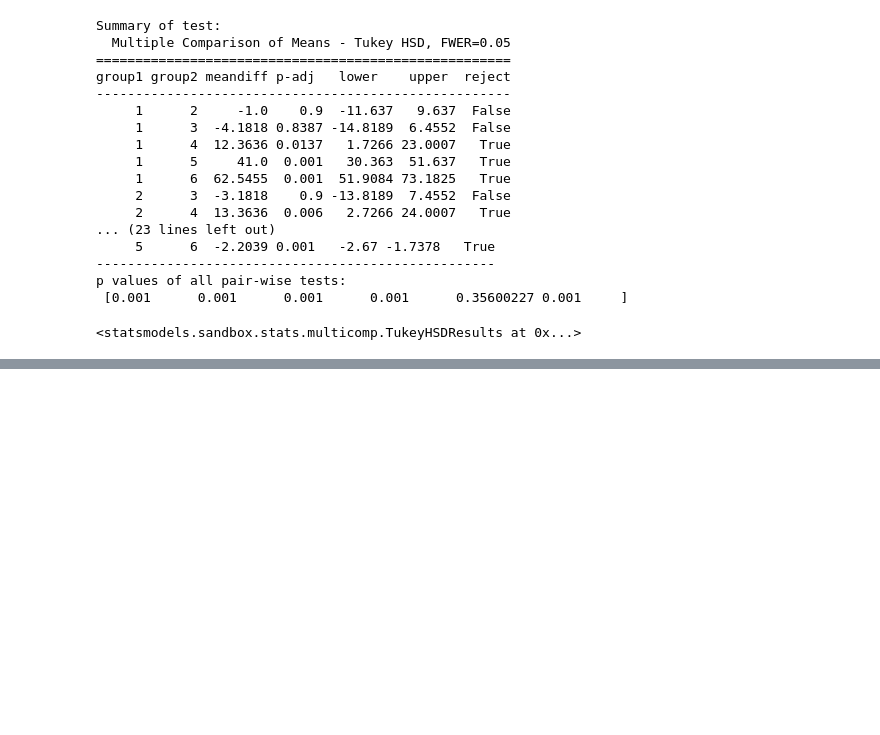
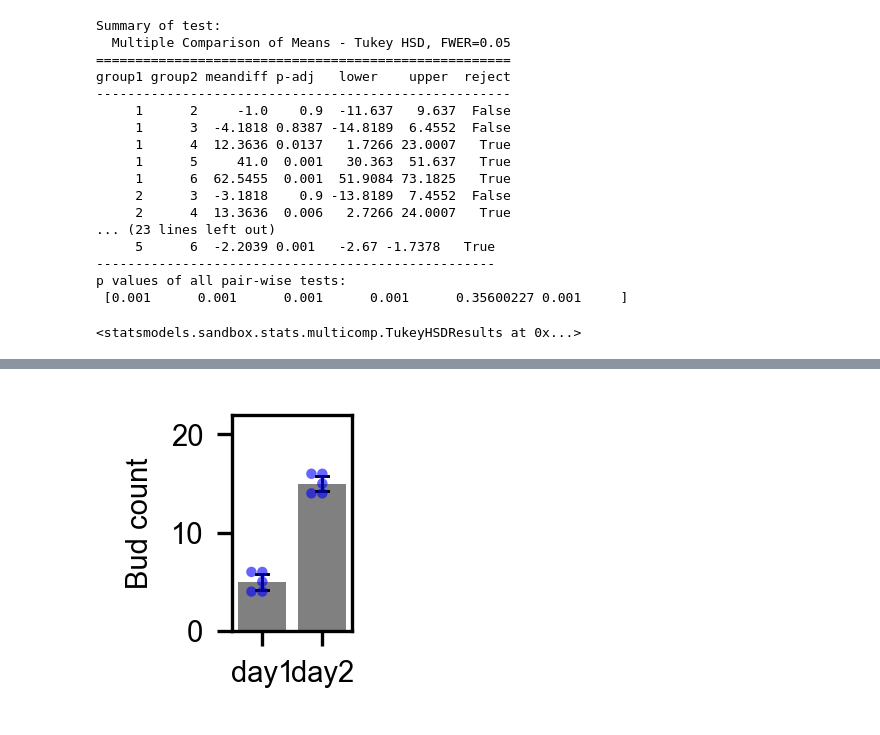
Before and after one commit to snownontrace/public-scripts-Wang2020-branching-morphogenesis, a Jupyter notebook: Bud-count-decoding-plotting.ipynb, the cells around one changed output, grey strips where cells are left out. Drawn from its saved outputs; the diff is of its cells as text; code cells hidden in the pictures; blank space fills up the shorter version.

```diff
--- a/Bud-count-decoding-plotting.ipynb
+++ b/Bud-count-decoding-plotting.ipynb
@@ -738,0 +824,15 @@ p values of all pair-wise tests:
+# %%
+# Bud count data for single cell culture from dissected E13 SMG epithelial rudiments
+
+df = pd.read_csv('../data/bud-count-single-bud-single-cell-SMG-culture/20200919-E13epi-K14-RFP-single-cell-unsorted-zStack-day1-budCount.txt')
+df.columns = ['file_name', 'bud_count']
+df['group'] = ['day1'] * len(df)
+df1 = df
+
+df = pd.read_csv('../data/bud-count-single-bud-single-cell-SMG-culture/20200920-E13epi-K14-RFP-single-cell-unsorted-zStack-day2-budCount.txt')
+df.columns = ['file_name', 'bud_count']
+df['group'] = ['day2'] * len(df)
+df2 = df
+
+df = pd.concat([df1, df2])
+df
@@ -738,0 +851,33 @@ p values of all pair-wise tests:
+# %%
+outputPrefix = '20200916-18-SMG-single-cell-culture-bud-count'
+outputFigPath = "../jupyter_figures/" + outputPrefix + ".svg"
+
+fig_width=0.5
+fig_height=0.9
+fig = plt.figure(figsize=(fig_width,fig_height), dpi=300)
+ax = fig.add_axes([0.1, 0.1, 0.8, 0.8])
+
+ax = sns.swarmplot(x='group', y='bud_count', data=df,
+                   color="blue", size=2.5, alpha=.6)
+
+ax = sns.barplot(x='group', y='bud_count', data=df,
+                 color="Gray", alpha=1.0,
+                 errwidth=.7, errcolor="k", capsize=.2, ci=95)
+
+plt.ylim(0, 22)
+plt.yticks([0, 10, 20])
+
+plt.xlabel(None)
+plt.ylabel("Bud count")
+
+# ax.set_xticklabels(labels=plot_order, rotation=45, ha="right")
+
+for o in fig.findobj():
+    o.set_clip_on(False)
+for o in ax.findobj():
+    o.set_clip_on(False)
+
+if outputFigPath is not None:
+    plt.savefig(outputFigPath)
+# %% [output]
+[figure, added]
```
Also changed, not shown: parts of 12 cells of this notebook, 35 other files.
